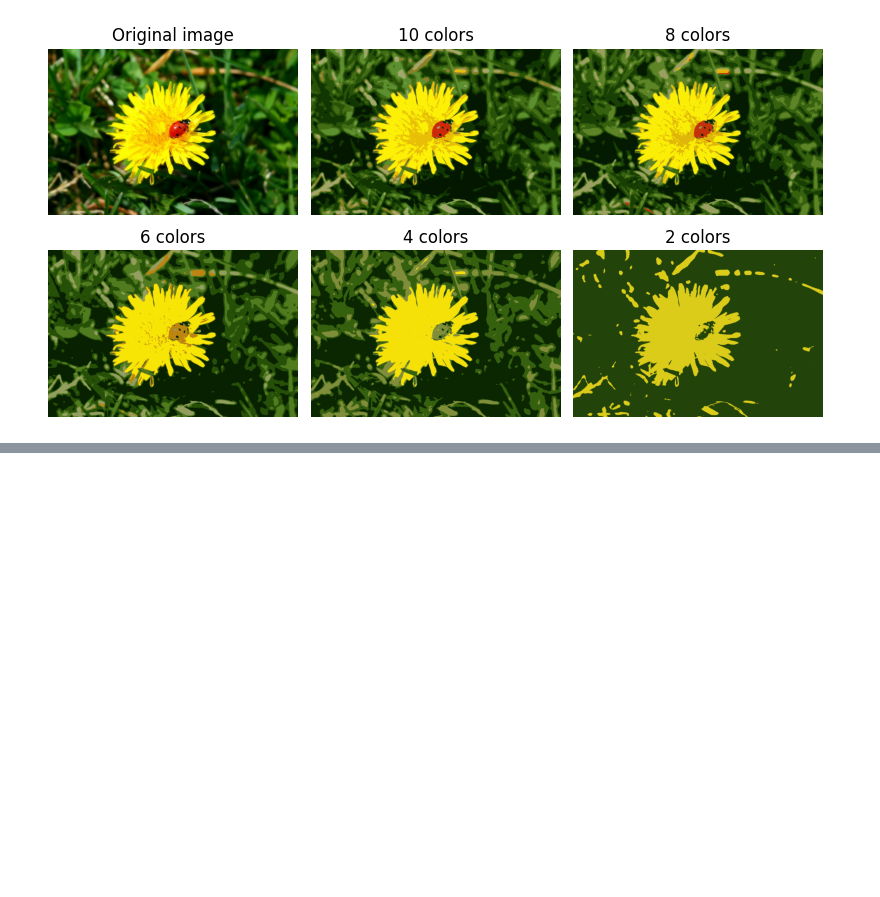
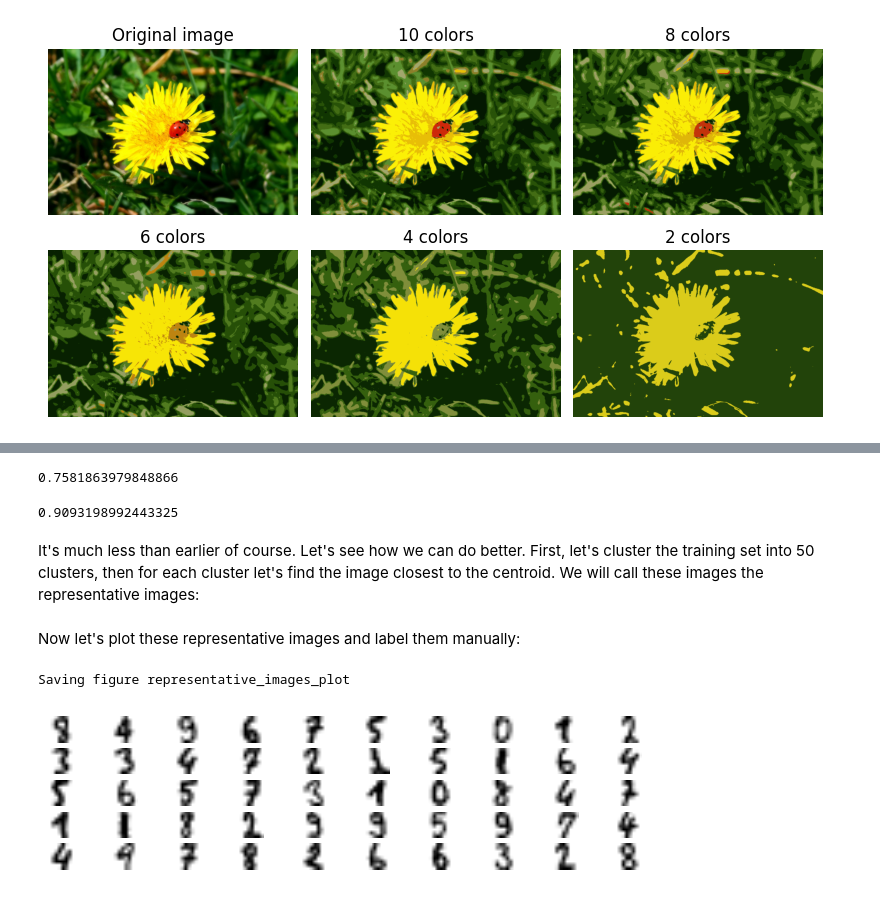
Before and after one commit to Pavan-jangid-here/Learning, a Jupyter notebook: Machine Learning (ML)/8. Unsupervised Learning.ipynb, the cells around one changed output, grey strips where cells are left out. Saved outputs shown, nothing was run; the diff lists cells and outputs as text; code cells hidden in the pictures; blank space fills up the shorter version.

Commit message:
unsupervised learning with digit dataset

```diff
--- a/Machine Learning (ML)/8. Unsupervised Learning.ipynb
+++ b/Machine Learning (ML)/8. Unsupervised Learning.ipynb
@@ -680,0 +686,6 @@ Saving figure image_segmentation_plot
+# %%
+from sklearn.datasets import load_digits
+
+X_digits, y_digits = load_digits(return_X_y=True)
+X_train, y_train = X_digits[:1400], y_digits[:1400]
+X_test, y_test = X_digits[1400:], y_digits[1400:]
@@ -680,0 +702,34 @@ Saving figure image_segmentation_plot
+# %%
+log_reg.score(X_test, y_test)
+# %% [output]
+0.7581863979848866
+# %%
+# extra code – measure the accuracy when we use the whole training set
+log_reg_full = LogisticRegression(max_iter=10_000)
+log_reg_full.fit(X_train, y_train)
+log_reg_full.score(X_test, y_test)
+# %% [output]
+0.9093198992443325
+# %% [markdown]
+It's much less than earlier of course. Let's see how we can do better. First, let's cluster the training set into 50 clusters, then for each cluster let's find the image closest to the centroid. We will call these images the representative images:
+# %%
+k = 50
+kmeans = KMeans(n_clusters=k, n_init=10, random_state=42)
+X_digits_dist = kmeans.fit_transform(X_train)
+representative_digit_idx = X_digits_dist.argmin(axis=0)
+X_representative_digits = X_train[representative_digit_idx]
+# %% [markdown]
+Now let's plot these representative images and label them manually:
+# %%
+plt.figure(figsize=(8, 2))
+for index, X_representative_digit in enumerate(X_representative_digits):
+    plt.subplot(k // 10, 10, index + 1)
+    plt.imshow(X_representative_digit.reshape(8, 8), cmap="binary",
+               interpolation="bilinear")
+    plt.axis('off')
+
+save_fig("representative_images_plot", tight_layout=False)
+plt.show()
+# %% [output]
+Saving figure representative_images_plot
+[figure, added]
```
Also changed, not shown: parts of 3 cells of this notebook.
